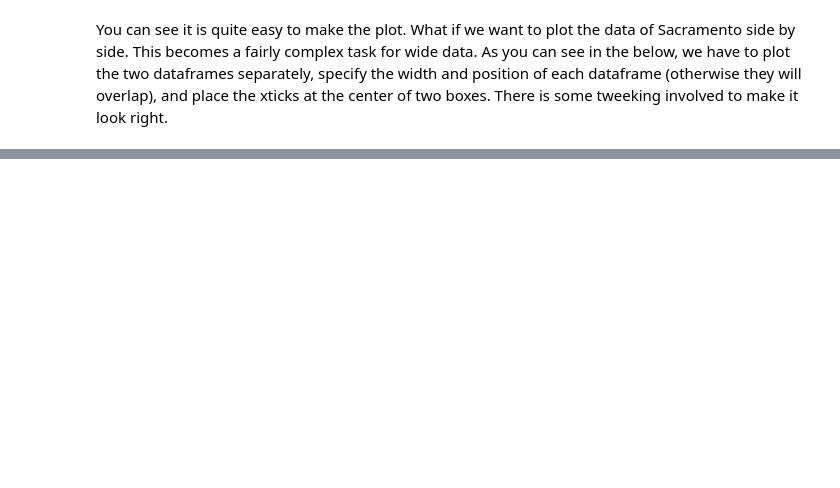
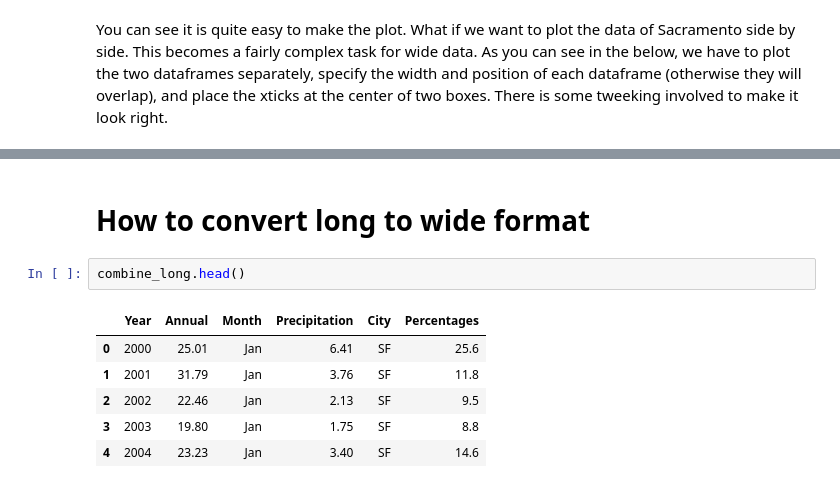
Before and after one commit to trisidoan/ML_engineering_degree, a Jupyter notebook: Wide_to_longFormat_for_visualization.ipynb, the cells around one changed output, grey strips where cells are left out. Saved outputs shown, nothing was run; the diff lists cells and outputs as text; blank space fills up the shorter version.

```diff
--- a/Wide_to_longFormat_for_visualization.ipynb
+++ b/Wide_to_longFormat_for_visualization.ipynb
@@ -193,0 +220,11 @@ plt.show()
+# %% [markdown]
+# How to convert long to wide format
+# %%
+combine_long.head()
+# %% [output]
+|  | Year | Annual | Month | Precipitation | City | Percentages |
+| 0 | 2000 | 25.01 | Jan | 6.41 | SF | 25.6 |
+| 1 | 2001 | 31.79 | Jan | 3.76 | SF | 11.8 |
+| 2 | 2002 | 22.46 | Jan | 2.13 | SF | 9.5 |
+| 3 | 2003 | 19.80 | Jan | 1.75 | SF | 8.8 |
+| 4 | 2004 | 23.23 | Jan | 3.40 | SF | 14.6 |
```
Also changed, not shown: parts of 8 cells of this notebook.
